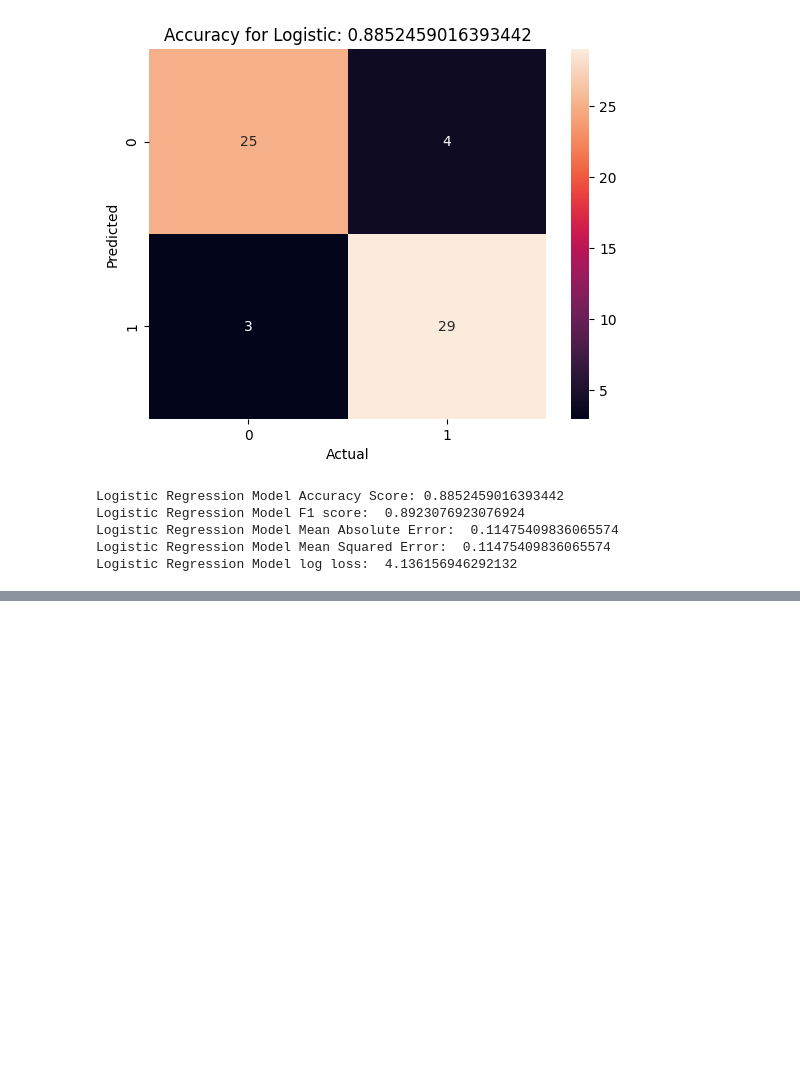
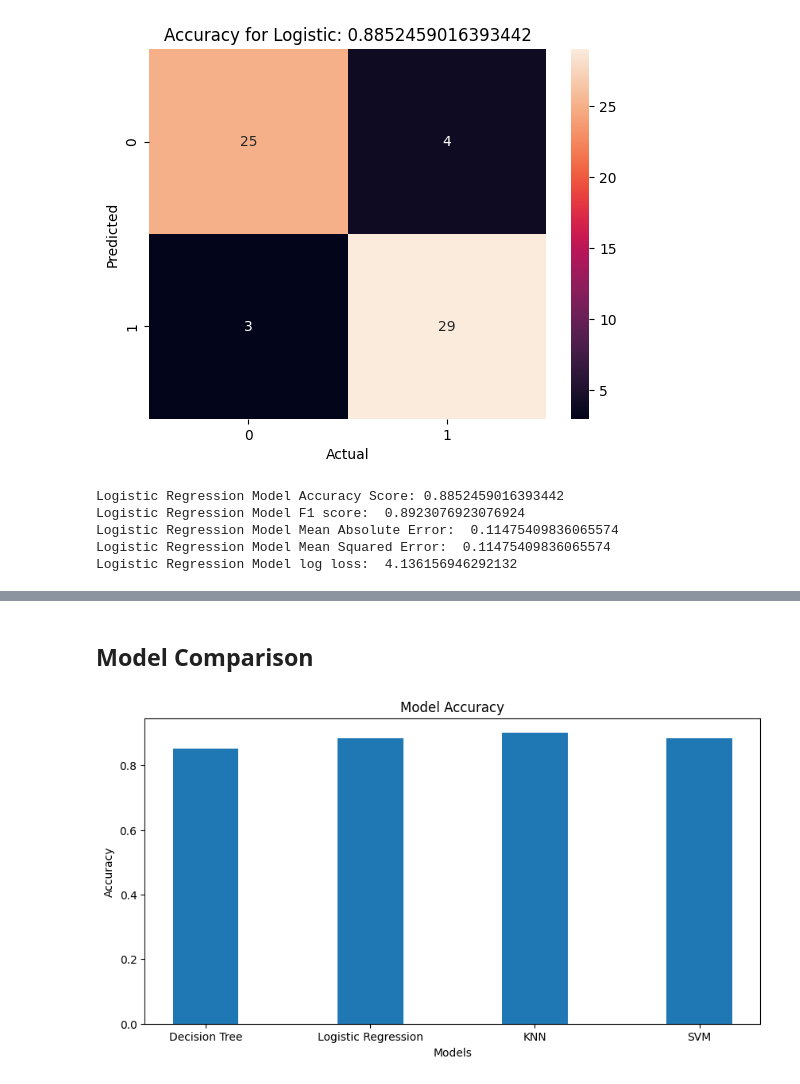
Before and after one commit to shadmankhezri/classification, a Jupyter notebook: heart_attack/heart_attack.ipynb, the cells around one changed output, grey strips where cells are left out. Saved outputs shown, nothing was run; the diff lists cells and outputs as text; code cells hidden in the pictures; blank space fills up the shorter version.

```diff
--- a/heart_attack/heart_attack.ipynb
+++ b/heart_attack/heart_attack.ipynb
@@ -425,0 +553,16 @@ Logistic Regression Model log loss:  4.136156946292132
+# %% [markdown]
+## Model Comparison
+# %%
+models = ['Decision Tree', 'Logistic Regression', 'KNN', 'SVM']
+
+accuracy = [accuracy_score(y_test, y_pred), accuracy_score(y_test, y_pred_logistic), accuracy_score(y_test, y_pred_knn), accuracy_score(y_test, y_pred_svm)]
+
+plt.figure(figsize=(10,5))
+plt.bar(models, accuracy, width = 0.4)
+
+plt.xlabel('Models')
+plt.ylabel('Accuracy')
+plt.title('Model Accuracy')
+plt.show()
+# %% [output]
+[figure, added]
```
Also changed, not shown: parts of 21 cells of this notebook.
